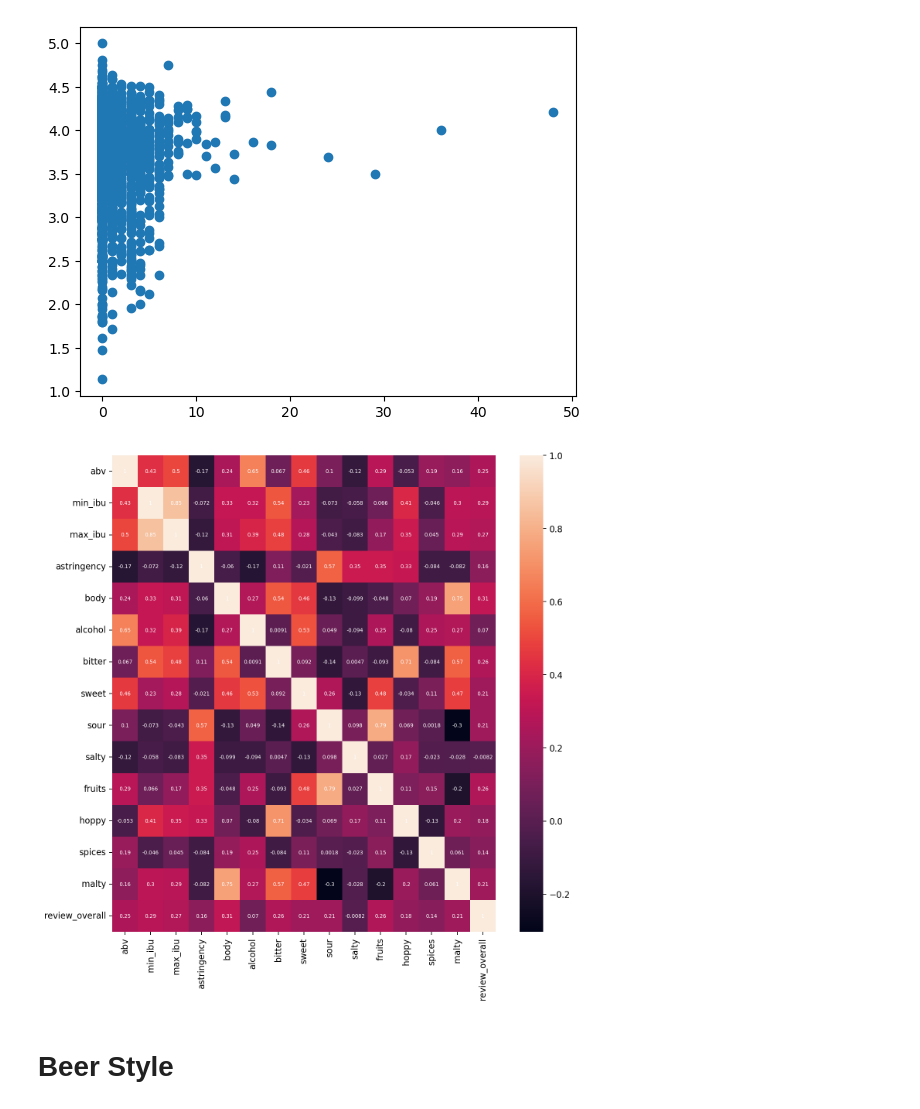
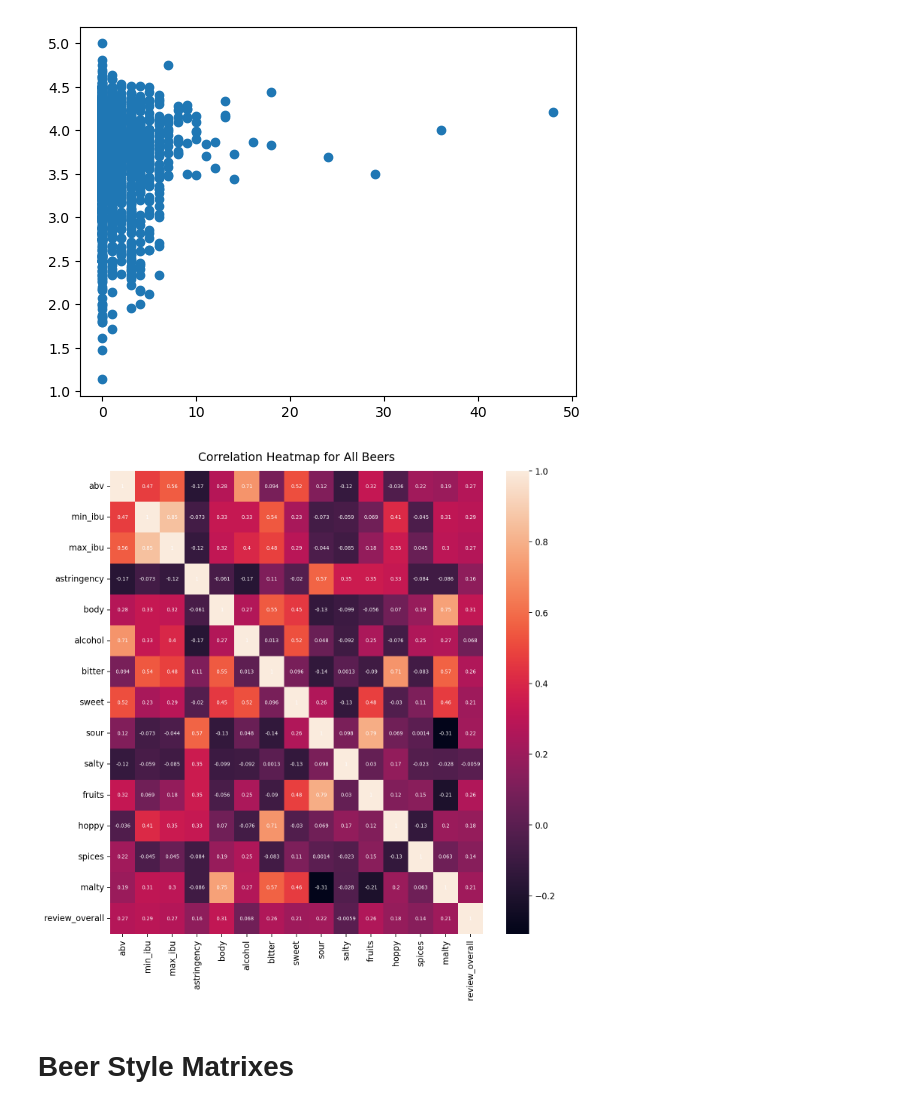
Before and after one commit to sberberian/Beer-Characteristics-Profiling, a Jupyter notebook: Machine_leaning_Beer.ipynb, the cells around one changed output. Drawn from its saved outputs; the diff is of its cells as text; code cells hidden in the pictures.

Commit message:
Adding beer style corr heatmaps

```diff
--- a/Machine_leaning_Beer.ipynb
+++ b/Machine_leaning_Beer.ipynb
@@ -28,7 +28,7 @@ from sklearn.preprocessing import StandardScaler
 # %%
 # Read in the data from CSV instead, due to AWS server shutting down ahead of anticipated costs.
 # Import the beer dataset from csv.
-file = os.path.join("Resources", "clean_test.csv")
+file = os.path.join("Resources", "beer_data_final.csv")
 
 # Read the CSV.
 df = pd.read_csv(file)
@@ -245,18 +286,20 @@ plt.scatter(df['salty'], df['review_overall'])
 # %%
 # Created a n by n matrix of normalized covariances between every feature. Be sure that the df used in df.corr() includes the review_overall
 # Normalized covariance shows how much 2 variables vary with each on a scale of -1 to 1
 matrix_df_Corr = matrix_df.corr()
 
 # Adjusting figure size and text size
 figure(figsize=(10,10), dpi=160)
 
 # Create heatmap. Change annot to False to remove numbers on figure. If numbers are too big, increase fig size
 # annot_kws changes size and color of text/numbers on matrix squares if annot=True
 
-sns.heatmap(matrix_df_Corr, annot=True, annot_kws={"size":6, "color":'white'})
+heatmap = sns.heatmap(matrix_df_Corr, annot=True, annot_kws={"size":6, "color":'white'})
+
+heatmap.set_title('Correlation Heatmap for All Beers', fontdict={'fontsize':14}, pad=12)
 
 plt.show(True)
 # %% [output]
-[figure, old version]
+[figure, new version]
-# %% [markdown]
-# Beer Style
+# %% [markdown]
+# Beer Style Matrixes
```
Also changed, not shown: parts of 47 cells of this notebook.
